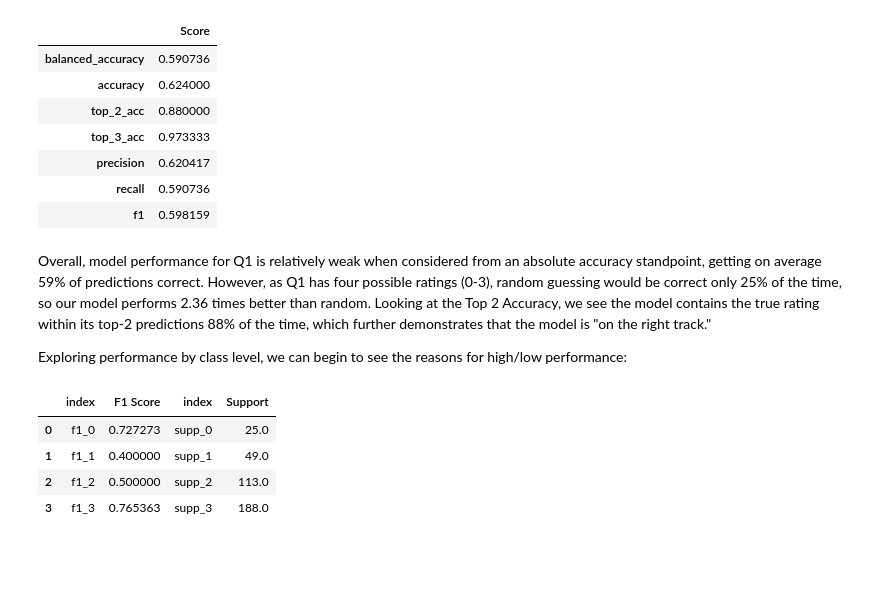
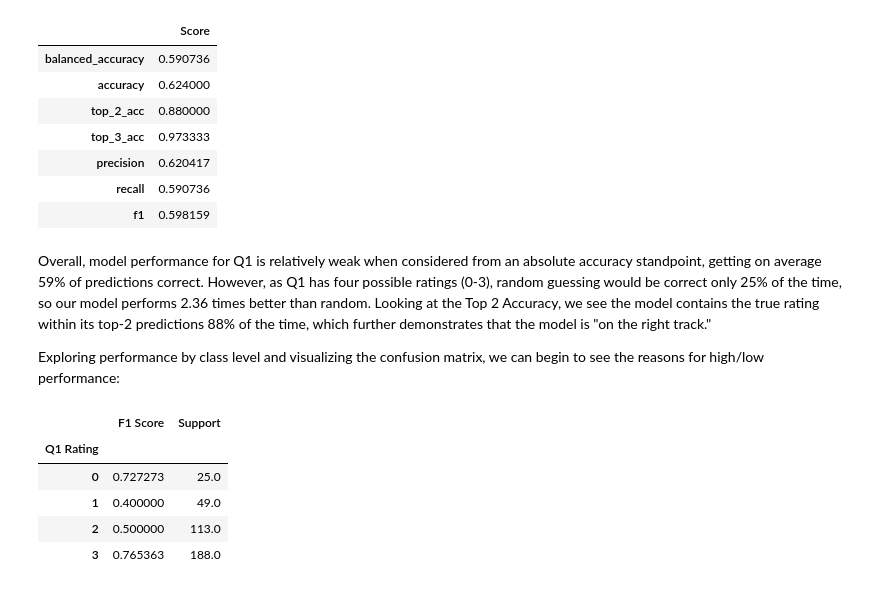
Before and after one commit to maxspad/nlp-qual, a Jupyter notebook: reports/results_lite_nb/results_lite.ipynb, the cells around one changed output. Saved outputs shown, nothing was run; the diff lists cells and outputs as text; code cells hidden in the pictures; blank space fills up the shorter version.

```diff
--- a/reports/results_lite_nb/results_lite.ipynb
+++ b/reports/results_lite_nb/results_lite.ipynb
@@ -247,11 +270,21 @@ Models were assessed using the following performance metrics:
 Q1 assessed the level of evidence about the learner's performance provided in the evaluation.
 Specifically, Q1 asked, "Does the rater provide sufficient evidence about resident performance?" It was rated on a three-point scale: 0-no comment at all, 1-no, but comment present, 2-somewhat, 3-yes/full description.
 # %%
-moi = ['balanced_accuracy','accuracy','precision','recall','f1','roc_auc']
-def eval_model_performance(run_id: str, moi):
+def get_metrics(run_id: str):
     run = mlflow.get_run(run_id)
     mets = run.data.metrics
     return pd.DataFrame(pd.Series(mets)).rename({0:'Score'}, axis=1)
+
+def get_cm_from_mets(mets: pd.DataFrame, n_classes: int):
+    cm = np.zeros((n_classes, n_classes))
+    for i in range(n_classes):
+        for j in range(n_classes):
+            cm[i,j] = mets.loc[f'cm_{i}_{j}', 'Score']
+    return cm
+# %%
+RUN_ID = 'abfc70ff15504cf5993250071cfb566e'
+mets = get_metrics(RUN_ID)
+cm = get_cm_from_mets(mets, 4)
 # %% [markdown]
 The table below shows the model performance metrics for Q1.
 # %%
@@ -270,17 +304,20 @@ eval_model_performance(RUN_ID, moi).loc[moi,:]
 # %% [markdown]
 Overall, model performance for Q1 is relatively weak when considered from an absolute accuracy standpoint, getting on average 59% of predictions correct. However, as Q1 has four possible ratings (0-3), random guessing would be correct only 25% of the time, so our model performs 2.36 times better than random. Looking at the Top 2 Accuracy, we see the model contains the true rating within its top-2 predictions 88% of the time, which further demonstrates that the model is "on the right track."
 
-Exploring performance by class level, we can begin to see the reasons for high/low performance:
+Exploring performance by class level and visualizing the confusion matrix, we can begin to see the reasons for high/low performance:
 # %%
+#| label: tbl-q1byrating
+#| tbl-cap: Q1 Performance by Rating
 RUN_ID = 'abfc70ff15504cf5993250071cfb566e'
 moi = ['f1_0','f1_1','f1_2','f1_3']
 pd.concat([
-    eval_model_performance(RUN_ID, moi).loc[moi,:].reset_index().rename({'Score':'F1 Score'}, axis=1),
-    eval_model_performance(RUN_ID, moi).loc[['supp_0','supp_1','supp_2','supp_3'], :].reset_index().rename({'Score':'Support'}, axis=1)
-], axis=1)
+    mets.loc[moi,:].reset_index().rename({'Score':'F1 Score'}, axis=1),
+    mets.loc[['supp_0','supp_1','supp_2','supp_3'], :].reset_index().rename({'Score':'Support'}, axis=1)
+], axis=1).drop(['index'], axis=1).rename_axis('Q1 Rating', axis='rows')
 # %% [output]
-|  | index | F1 Score | index | Support |
-| 0 | f1_0 | 0.727273 | supp_0 | 25.0 |
-| 1 | f1_1 | 0.400000 | supp_1 | 49.0 |
-| 2 | f1_2 | 0.500000 | supp_2 | 113.0 |
-| 3 | f1_3 | 0.765363 | supp_3 | 188.0 |
+|  | F1 Score | Support |
+| Q1 Rating |  |  |
+| 0 | 0.727273 | 25.0 |
+| 1 | 0.400000 | 49.0 |
+| 2 | 0.500000 | 113.0 |
+| 3 | 0.765363 | 188.0 |
```
Also changed, not shown: parts of 39 cells of this notebook, 11 other files.
